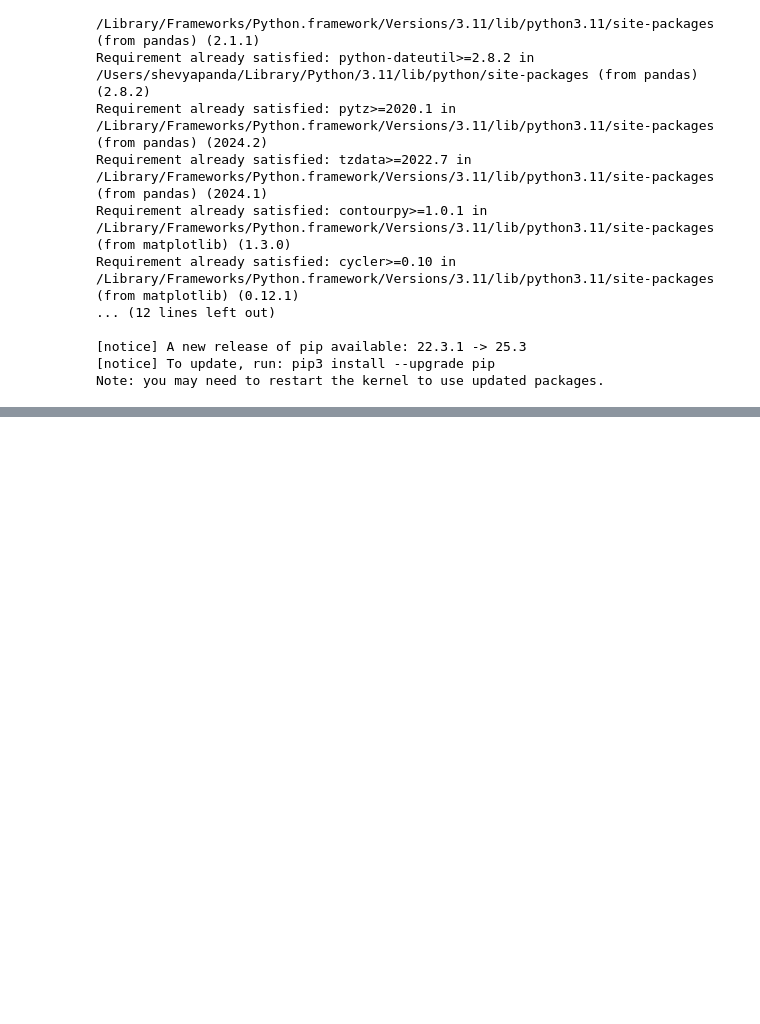
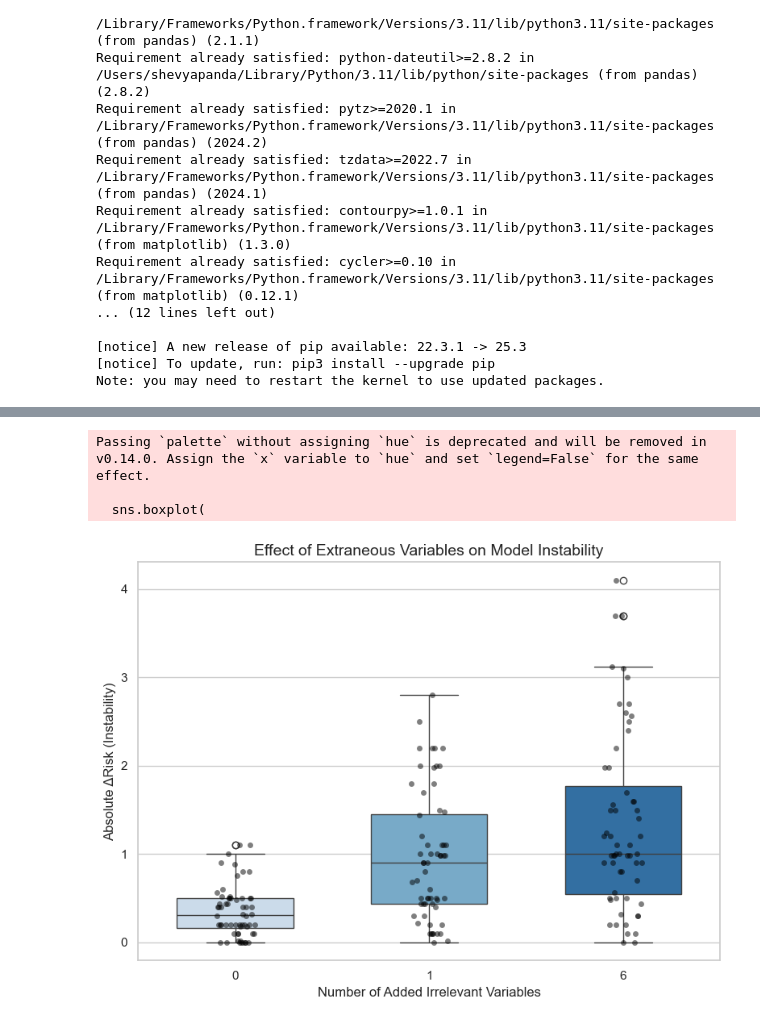
Before and after one commit to 036panda/PALS-Project, a Jupyter notebook: mixed_effects_model.ipynb, the cells around one changed output, grey strips where cells are left out. Cells and saved outputs as stored; diff of their text form; code cells hidden in the pictures; blank space fills up the shorter version.

```diff
--- a/mixed_effects_model.ipynb
+++ b/mixed_effects_model.ipynb
@@ -86,0 +176,31 @@ PatsyError: Error evaluating factor: NameError: name 'Risk_Score' is not defined
+# %%
+import seaborn as sns
+
+plt.figure(figsize=(8, 6))
+sns.boxplot(
+    data=df,
+    x="AddedVars",
+    y="Abs_Delta_Risk",
+    palette="Blues",
+    width=0.6
+)
+
+sns.stripplot(
+    data=df,
+    x="AddedVars",
+    y="Abs_Delta_Risk",
+    color="black",
+    alpha=0.5,
+    jitter=True
+)
+
+plt.title("Effect of Extraneous Variables on Model Instability", fontsize=14)
+plt.xlabel("Number of Added Irrelevant Variables", fontsize=12)
+plt.ylabel("Absolute ΔRisk (Instability)", fontsize=12)
+plt.tight_layout()
+plt.show()
+# %% [output]
+Passing `palette` without assigning `hue` is deprecated and will be removed in v0.14.0. Assign the `x` variable to `hue` and set `legend=False` for the same effect.
+
+  sns.boxplot(
+[figure, added]
```
Also changed, not shown: parts of 18 cells of this notebook, 1 other file.
